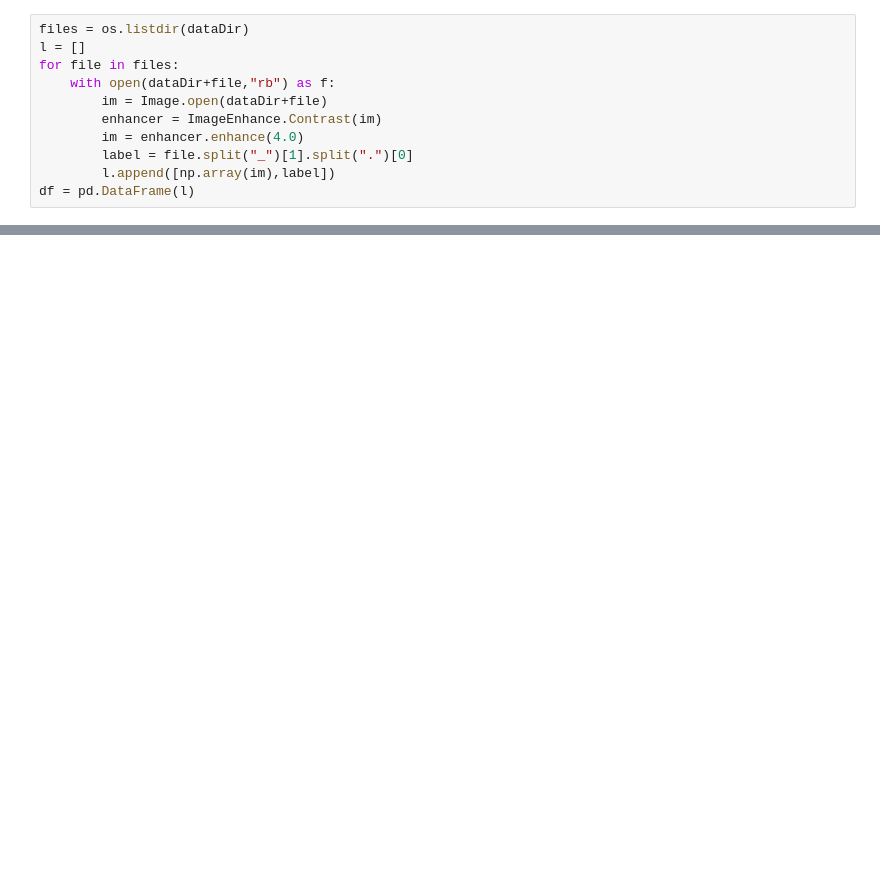
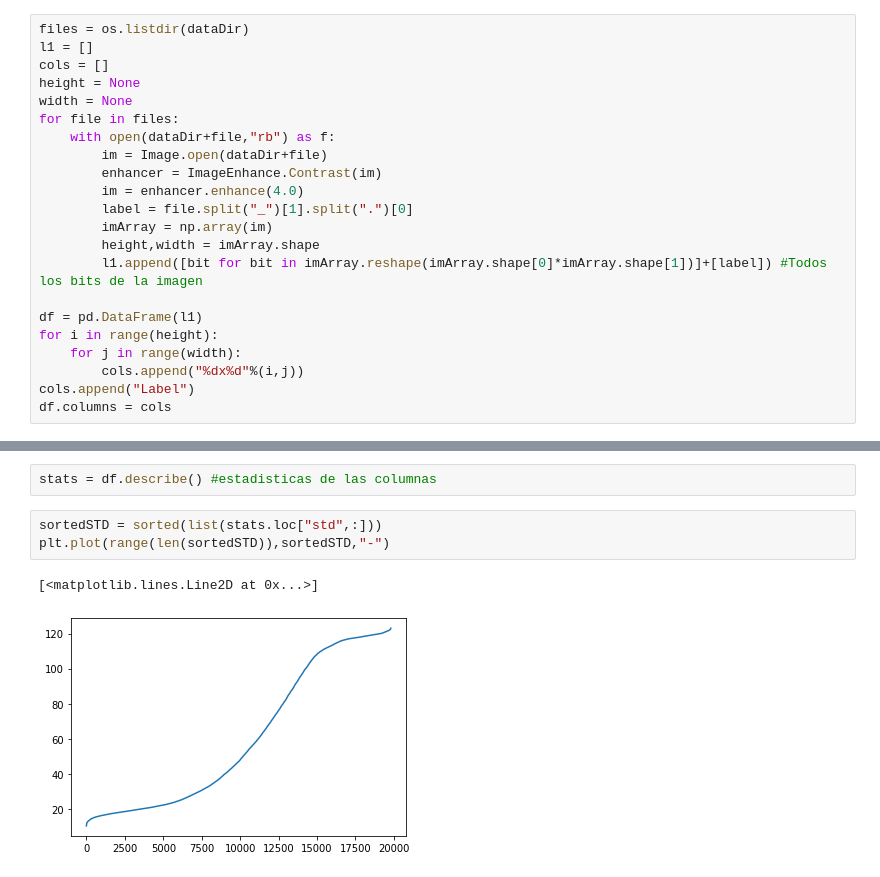
Before and after one commit to DanielGuzmanOlivares/LetterRecognition, a Jupyter notebook: project.ipynb, the cells around one changed output, grey strips where cells are left out. Cells and saved outputs as stored; diff of their text form; blank space fills up the shorter version.

```diff
--- a/project.ipynb
+++ b/project.ipynb
@@ -9,12 +16,23 @@ import numpy as np
 dataDir = "./data/out/"
 # %%
 files = os.listdir(dataDir)
-l = []
+l1 = []
+cols = []
+height = None
+width = None
 for file in files:
     with open(dataDir+file,"rb") as f:
         im = Image.open(dataDir+file)
         enhancer = ImageEnhance.Contrast(im)
         im = enhancer.enhance(4.0)
         label = file.split("_")[1].split(".")[0]
-        l.append([np.array(im),label])
-df = pd.DataFrame(l)
+        imArray = np.array(im)
+        height,width = imArray.shape
+        l1.append([bit for bit in imArray.reshape(imArray.shape[0]*imArray.shape[1])]+[label]) #Todos los bits de la imagen
+
+df = pd.DataFrame(l1)
+for i in range(height):
+    for j in range(width):
+        cols.append("%dx%d"%(i,j))
+cols.append("Label")
+df.columns = cols
@@ -37,0 +46,8 @@ img.show()
+# %%
+stats = df.describe() #estadisticas de las columnas
+# %%
+sortedSTD = sorted(list(stats.loc["std",:]))
+plt.plot(range(len(sortedSTD)),sortedSTD,"-")
+# %% [output]
+[<matplotlib.lines.Line2D at 0x...>]
+[figure, added]
```
Also changed, not shown: parts of 10 cells of this notebook.
